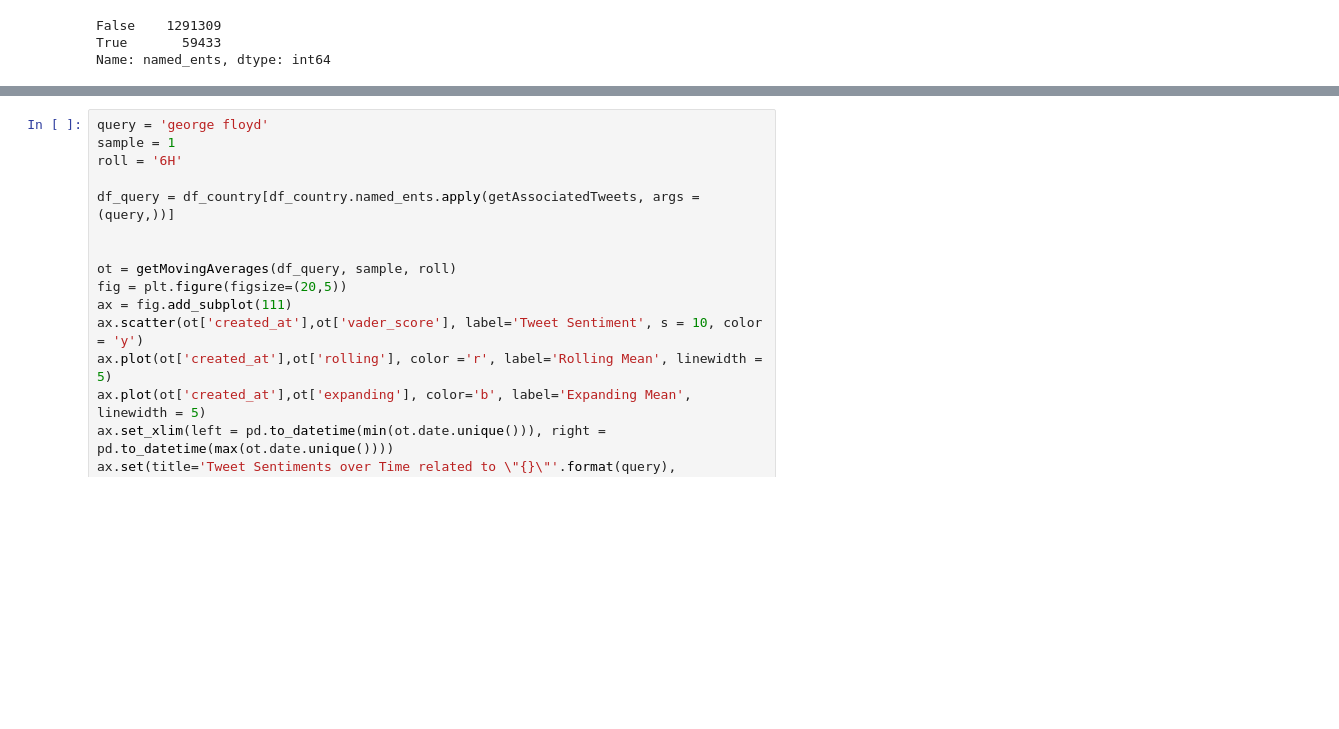
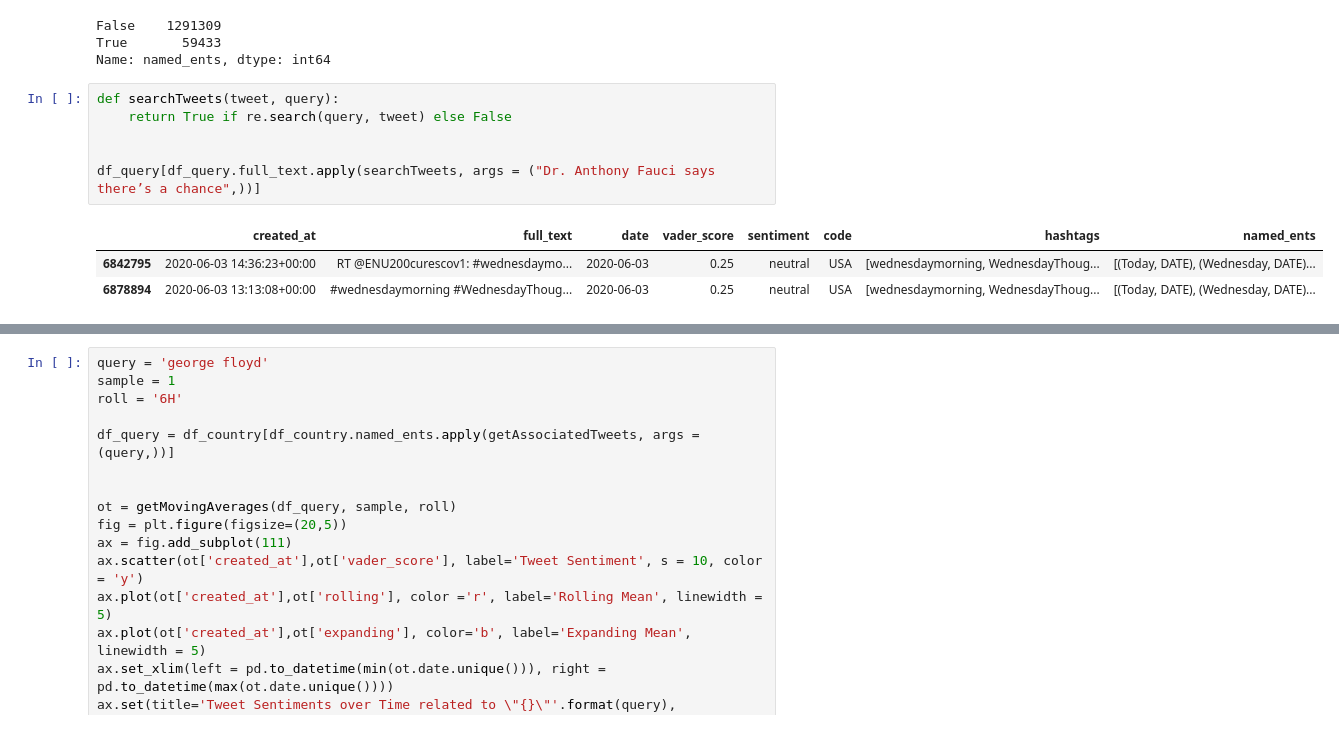
Before and after one commit to Rrishik/COVID-19-tweets, a Jupyter notebook: Daily Analysis.ipynb, the cells around one changed output, grey strips where cells are left out. Cells and saved outputs as stored; diff of their text form; blank space fills up the shorter version.

Commit message:
added yesterday's tweets

```diff
--- a/Daily Analysis.ipynb
+++ b/Daily Analysis.ipynb
@@ -555,3 +555,13 @@ df_country.named_ents.apply(getAssociatedTweets, args = ('donald trump',)).value
 False    1291309
 True       59433
 Name: named_ents, dtype: int64
+# %%
+def searchTweets(tweet, query):
+    return True if re.search(query, tweet) else False
+
+
+df_query[df_query.full_text.apply(searchTweets, args = ("Dr. Anthony Fauci says there’s a chance",))]
+# %% [output]
+|  | created_at | full_text | date | vader_score | sentiment | code | hashtags | named_ents |
+| 6842795 | 2020-06-03 14:36:23+00:00 | RT @ENU200curescov1: #wednesdaymo... | 2020-06-03 | 0.25 | neutral | USA | [wednesdaymorning, WednesdayThoug... | [(Today, DATE), (Wednesday, DATE)... |
+| 6878894 | 2020-06-03 13:13:08+00:00 | #wednesdaymorning #WednesdayThoug... | 2020-06-03 | 0.25 | neutral | USA | [wednesdaymorning, WednesdayThoug... | [(Today, DATE), (Wednesday, DATE)... |
```
Also changed, not shown: parts of 6 cells of this notebook, 3 other files.
